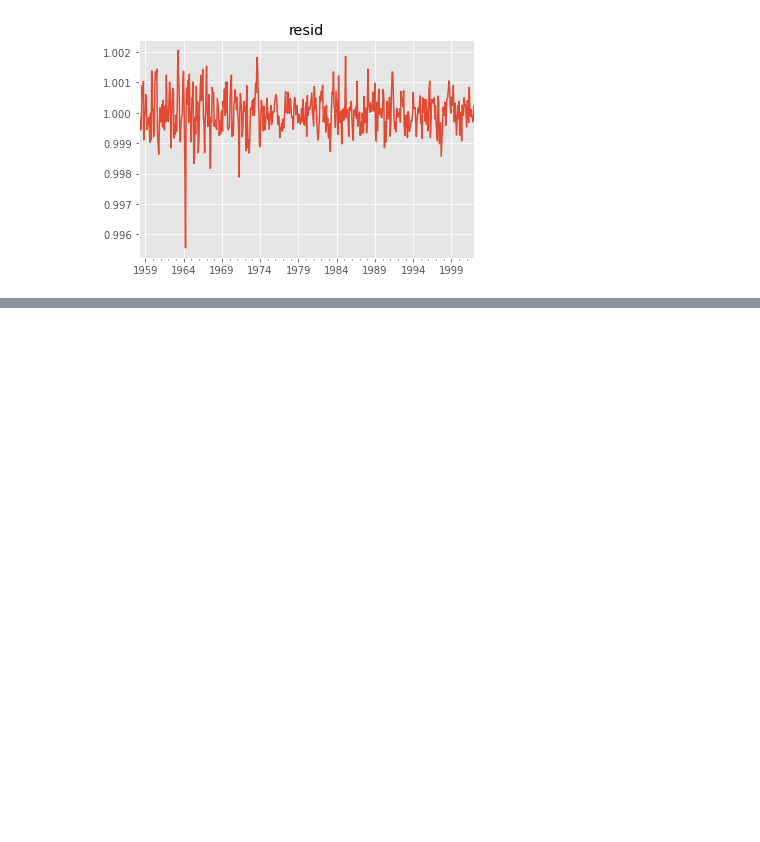
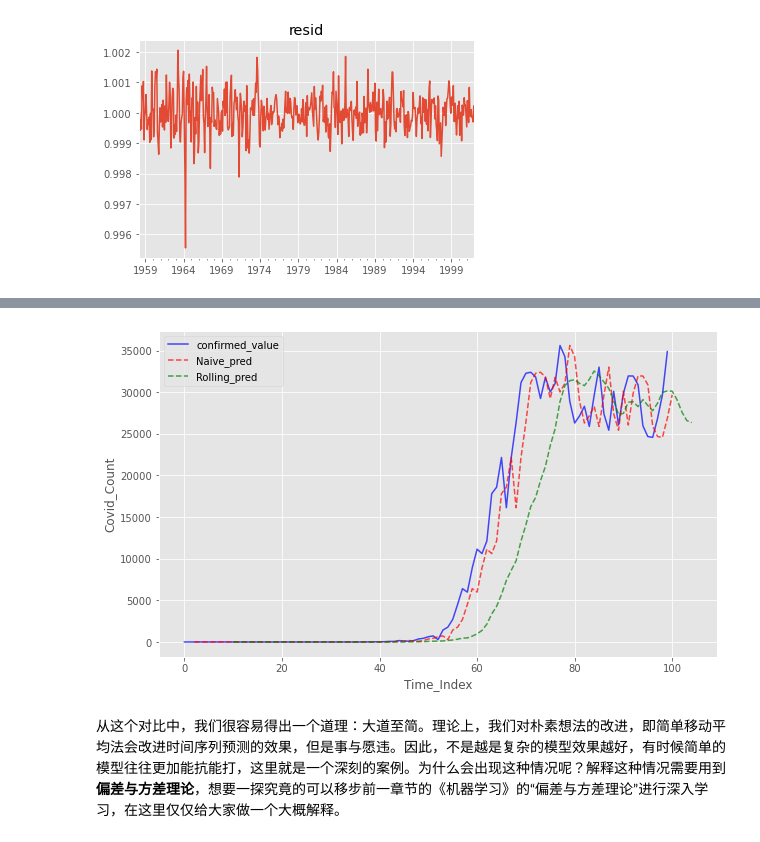
Before and after one commit to Leolee11111/TimeSeries, a Jupyter notebook: 第一节：时间序列分析概述.ipynb, the cells around one changed output, grey strips where cells are left out. Cells and saved outputs as stored; diff of their text form; code cells hidden in the pictures; blank space fills up the shorter version.

```diff
--- a/第一节：时间序列分析概述.ipynb
+++ b/第一节：时间序列分析概述.ipynb
@@ -499,0 +562,5 @@ plt.show()
+# %%
+# 简单移动平均法：使用前5天数据的平均值作为明天的预测
+p = 5
+covid_data['rolling_p'] = covid_data['Confirmed_num'].rolling(window=p, closed='left').mean()
+covid_data.head(100)
@@ -499,0 +581,17 @@ plt.show()
+# %%
+# 移动平均法与朴素想法的对比：
+plt.figure(figsize=(10,6))
+plt.plot(np.arange(100), covid_data['Confirmed_num'][:100],c='blue',
+         alpha=0.7,label='confirmed_value')
+plt.plot(np.arange(100)+1, covid_data['pred'][:100],c='red',
+         alpha=0.7,label='Naive_pred',ls='--')
+plt.plot(np.arange(100)+p, covid_data['rolling_p'][:100],c='green',
+         alpha=0.7,label='Rolling_pred',ls='--')
+plt.legend()
+plt.xlabel("Time_Index")
+plt.ylabel("Covid_Count")
+plt.show()
+# %% [output]
+[figure, added]
+# %% [markdown]
+从这个对比中，我们很容易得出一个道理：大道至简。理论上，我们对朴素想法的改进，即简单移动平均法会改进时间序列预测的效果，但是事与愿违。因此，不是越是复杂的模型效果越好，有时候简单的模型往往更加能抗能打，这里就是一个深刻的案例。为什么会出现这种情况呢？解释这种情况需要用到**偏差与方差理论**，想要一探究竟的可以移步前一章节的《机器学习》的“偏差与方差理论”进行深入学习，在这里仅仅给大家做一个大概解释。
```
Also changed, not shown: parts of 7 cells of this notebook.
